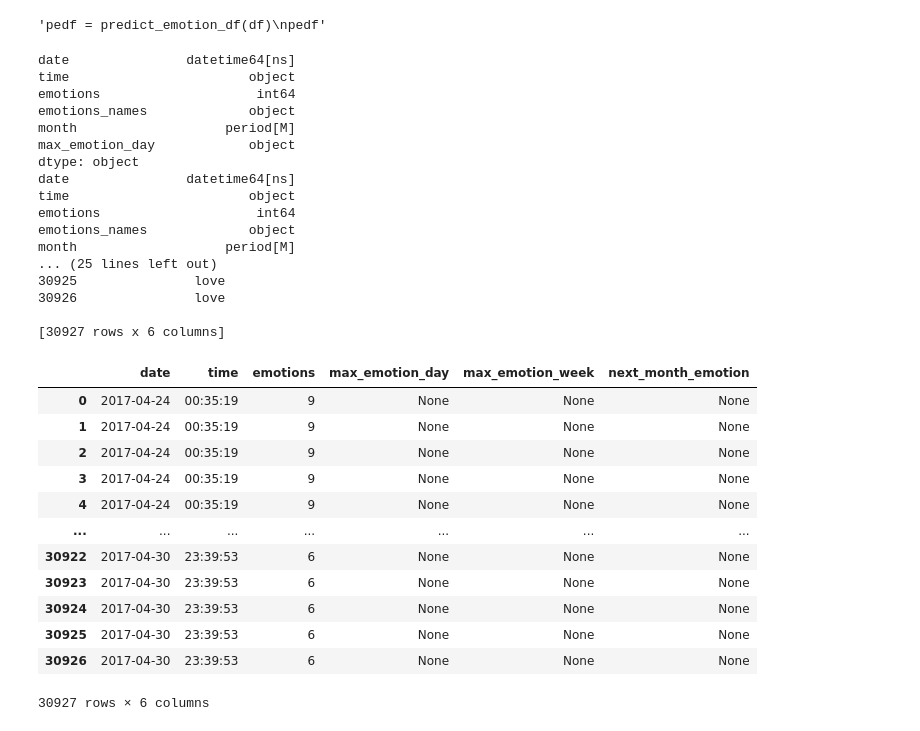
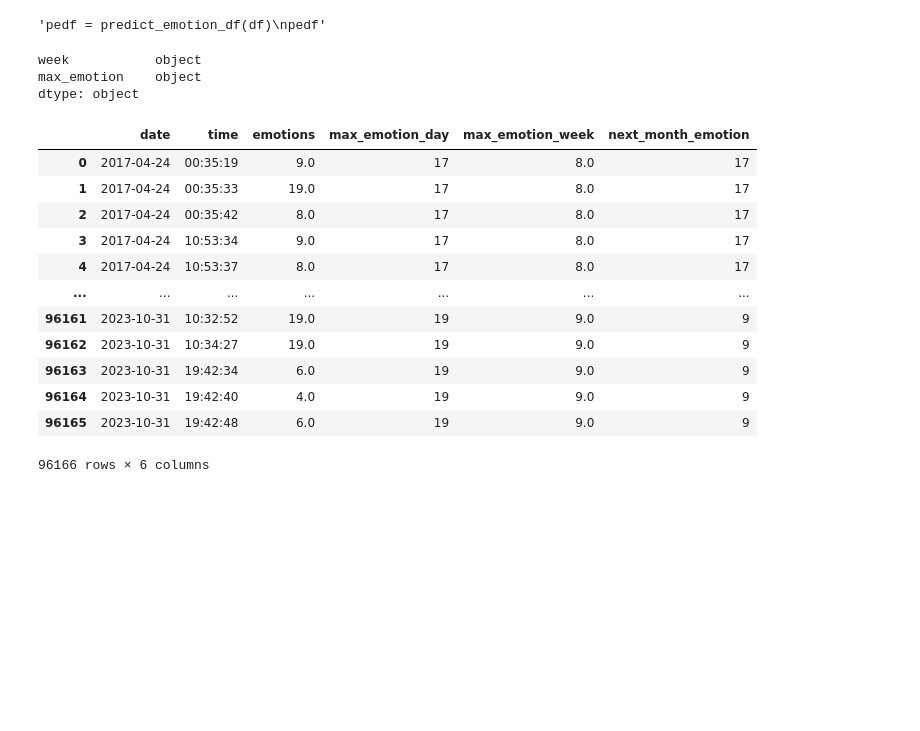
Before and after one commit to emmacunill/Take_Care, a Jupyter notebook: notebooks/transform.ipynb, the cells around one changed output. Saved outputs shown, nothing was run; the diff lists cells and outputs as text; code cells hidden in the pictures; blank space fills up the shorter version.

```diff
--- a/notebooks/transform.ipynb
+++ b/notebooks/transform.ipynb
@@ -286,40 +286,44 @@ def predict_emotion_df(df):
     df3 = day.copy()
     df3.rename(columns={'max_emotion': 'max_emotion_day'}, inplace=True)
     df3.drop(['day_of_week', 'end_day'], axis=1, inplace=True)
-    merged_df = pd.merge(result_df,df3, on='date', how='inner')
-    print(merged_df.dtypes)
+    merged_df = pd.merge(result_df,df3, on='date', how='right')
 
     # weeks
     df4 = week.copy()
-    print(merged_df.dtypes)
-    df4['week'] = result_df['date'].dt.to_period('M')
+    print(df4.dtypes)
+    df4['week'] = pd.to_datetime(df4['week'] + '-1', format='%Y-%U-%w')
+    df4['week'] = df4['week'].dt.to_period('M')
     df4.rename(columns={'max_emotion': 'max_emotion_week'}, inplace=True)
     df4.rename(columns={'week': 'month'}, inplace=True)
-    merged_df2 = pd.merge(merged_df, df4, on='month', how='inner')
+    merged_df2 = pd.merge(merged_df, df4, on='month', how='right')
 
     # month
     df5 = month.copy()
     df5.rename(columns={'max_emotion': 'next_month_emotion'}, inplace=True)
     merged_df2['month'] = merged_df2['month']+ 1 #+ pd.DateOffset(months=1)+ pd.DateOffset(days=1)
-    merged_df3 = pd.merge(merged_df2, df5, on='month', how='left', suffixes=('_merged_df2', '_df5'))
+    merged_df3 = pd.merge(merged_df2, df5, on='month', how='right', suffixes=('_merged_df2', '_df5'))
 
     merged_df3['month'] = merged_df2['month']- 1
     merged_df3.drop(['month','emotions_names'], axis=1, inplace = True)
     merged_df3.dropna(subset=['next_month_emotion'], inplace = True)
+    merged_df3.dropna(subset=['next_month_emotion'], inplace = True)
 
-    print(merged_df3)
+
+    merged_df3 = merged_df3.drop(0)
+    merged_df3 = merged_df3.reset_index(drop=True)
 
 
     # changing the words for numbers
 
     emotions = {"sadness":1,"joy":2,"fear":3,"anger":4,"surprise":5,"defensive":6, "nostalgia":7,"happiness":8,"stressed":9,
-              "expectant":10,"insecure":11,"assertivity":12,"neutral":13,"excitement":14,"comprehensive":15,
-              "helpless":16,"love":17,"disappointed":18,"doubtful":19,"picarona":20}
+                "expectant":10,"insecure":11,"assertivity":12,"neutral":13,"excitement":14,"comprehensive":15,
+                "helpless":16,"love":17,"disappointed":18,"doubtful":19,"picarona":20}
 
     columns_to_replace = ["max_emotion_day", "max_emotion_week", "next_month_emotion"]
 
     for column in columns_to_replace:
-        merged_df3[column] = merged_df3[column].replace(emotions, inplace = True)
+        merged_df3[column] = merged_df3[column].replace(emotions)
+
 
 
     merged_df3.to_csv("../data/transformed_df/pdef.csv")
@@ -328,36 +332,22 @@ def predict_emotion_df(df):
     # Display the result
     return merged_df3
 # %%
-'''pedf = predict_emotion_df(df)
-pedf'''
+pedf = predict_emotion_df(df)
+pedf
 # %% [output]
-date               datetime64[ns]
-time                       object
-emotions                    int64
-emotions_names             object
-month                   period[M]
-max_emotion_day            object
+week           object
+max_emotion    object
 dtype: object
-date               datetime64[ns]
-time                       object
-emotions                    int64
-emotions_names             object
-month                   period[M]
-... (25 lines left out)
-30925               love
-30926               love
-
-[30927 rows x 6 columns]
 |  | date | time | emotions | max_emotion_day | max_emotion_week | next_month_emotion |
-| 0 | 2017-04-24 | 00:35:19 | 9 | None | None | None |
-| 1 | 2017-04-24 | 00:35:19 | 9 | None | None | None |
-| 2 | 2017-04-24 | 00:35:19 | 9 | None | None | None |
-| 3 | 2017-04-24 | 00:35:19 | 9 | None | None | None |
-| 4 | 2017-04-24 | 00:35:19 | 9 | None | None | None |
+| 0 | 2017-04-24 | 00:35:19 | 9.0 | 17 | 8.0 | 17 |
+| 1 | 2017-04-24 | 00:35:33 | 19.0 | 17 | 8.0 | 17 |
+| 2 | 2017-04-24 | 00:35:42 | 8.0 | 17 | 8.0 | 17 |
+| 3 | 2017-04-24 | 10:53:34 | 9.0 | 17 | 8.0 | 17 |
+| 4 | 2017-04-24 | 10:53:37 | 8.0 | 17 | 8.0 | 17 |
 | ... | ... | ... | ... | ... | ... | ... |
-| 30922 | 2017-04-30 | 23:39:53 | 6 | None | None | None |
-| 30923 | 2017-04-30 | 23:39:53 | 6 | None | None | None |
-| 30924 | 2017-04-30 | 23:39:53 | 6 | None | None | None |
-| 30925 | 2017-04-30 | 23:39:53 | 6 | None | None | None |
-| 30926 | 2017-04-30 | 23:39:53 | 6 | None | None | None |
+| 96161 | 2023-10-31 | 10:32:52 | 19.0 | 19 | 9.0 | 9 |
+| 96162 | 2023-10-31 | 10:34:27 | 19.0 | 19 | 9.0 | 9 |
+| 96163 | 2023-10-31 | 19:42:34 | 6.0 | 19 | 9.0 | 9 |
+| 96164 | 2023-10-31 | 19:42:40 | 4.0 | 19 | 9.0 | 9 |
+| 96165 | 2023-10-31 | 19:42:48 | 6.0 | 19 | 9.0 | 9 |
-30927 rows × 6 columns
+96166 rows × 6 columns
```
Also changed, not shown: parts of 7 cells of this notebook.
